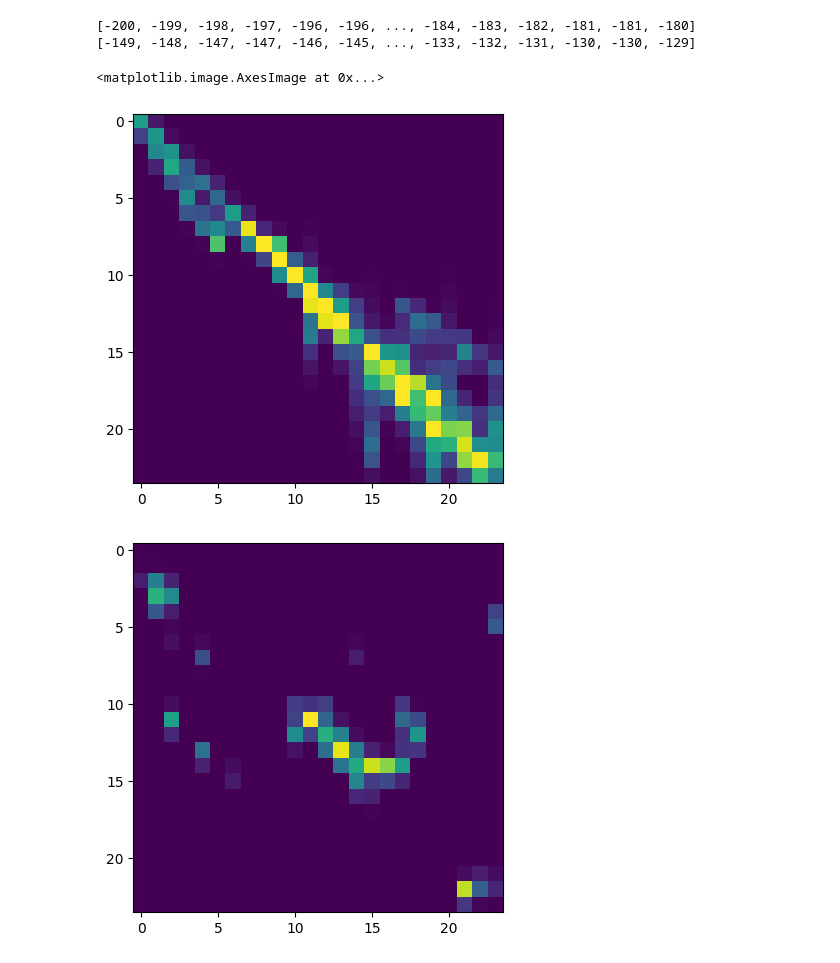
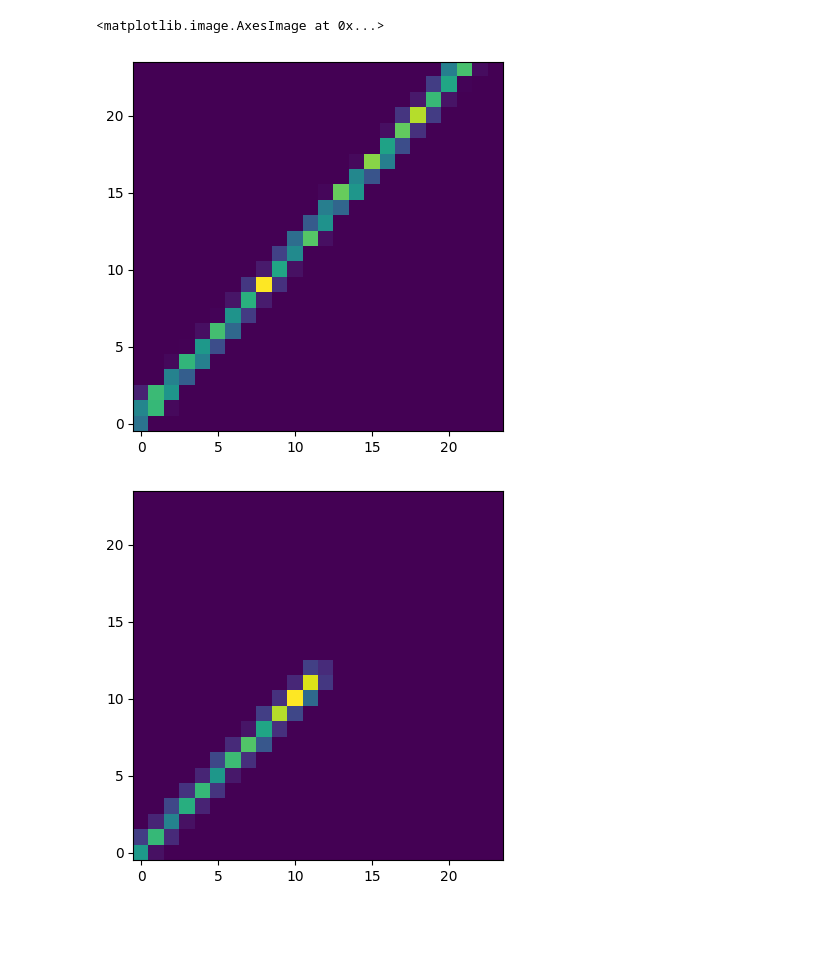
Before and after one commit to imawby/Ivysaurus, a Jupyter notebook: VisualiseGrid.ipynb, the cells around one changed output. Drawn from its saved outputs; the diff is of its cells as text; code cells hidden in the pictures; blank space fills up the shorter version.

```diff
--- a/VisualiseGrid.ipynb
+++ b/VisualiseGrid.ipynb
@@ -5,10 +5,6 @@ import numpy as np
 import math
 from HelperFunctions import PDGToColor
 # %%
-#file = uproot.open('files/gaussian/nu_dune10kt_1x2x6_1109_821_20230827T003745Z_gen_g4_detsim_hitreco_IvysaurusTrainingFiles.root')
-#IvysaurusTrainingFiles_nue.root
-file = uproot.open('files/gaussian/nue_dune10kt_1x2x6_1407_5_20230826T073406Z_gen_g4_detsim_hitreco_IvysaurusTrainingFiles.root')
-#file = uproot.open('files/gaussian/nue_inv.root')
-#ivysaurus_nu.root
+file = uproot.open('files/revive/IvysaurusTrainingFiles_test.root')
 tree = file['ivyTrain/ivysaur']
 branches = tree.arrays()
@@ -15,9 +15,5 @@ branches = tree.arrays()
 # %%
-start = 1
-nPFParticles = 1
-
-INDEX = 5
-DISPLACEMENT_MODE = True
+INDEX = 10
 # %%
 print('PDG: ', branches['TruePDG'][INDEX])
 print('Run: ', branches['Run'][INDEX])
@@ -124,18 +89,12 @@ plt.show()
 # %%
-print(branches['StartDriftBoundariesW'][INDEX])
-print(branches['EndDriftBoundariesW'][INDEX])
-
 fig_startW, ax_startW = plt.subplots(1,1)
-ax_startW.imshow(branches['StartGridW'][INDEX])
-
+ax_startW.imshow(np.array(branches['StartGridW'][INDEX]).T, origin='lower')
 fig_endW, ax_endW = plt.subplots(1,1)
-ax_endW.imshow(branches['EndGridW'][INDEX])
+ax_endW.imshow(np.array(branches['EndGridW'][INDEX]).T, origin='lower')
 # %% [output]
-[-200, -199, -198, -197, -196, -196, ..., -184, -183, -182, -181, -181, -180]
-[-149, -148, -147, -147, -146, -145, ..., -133, -132, -131, -130, -130, -129]
+<matplotlib.image.AxesImage at 0x...>
-<matplotlib.image.AxesImage at 0x...>
-[figure, old version]
+[figure, new version]
-[figure, old version]
+[figure, new version]
 # %%
 # Might be better just to plot them individually, could choose colour based on particle type
 allDriftMin = 1e10
```
Also changed, not shown: parts of 11 cells of this notebook, 9 other files.
